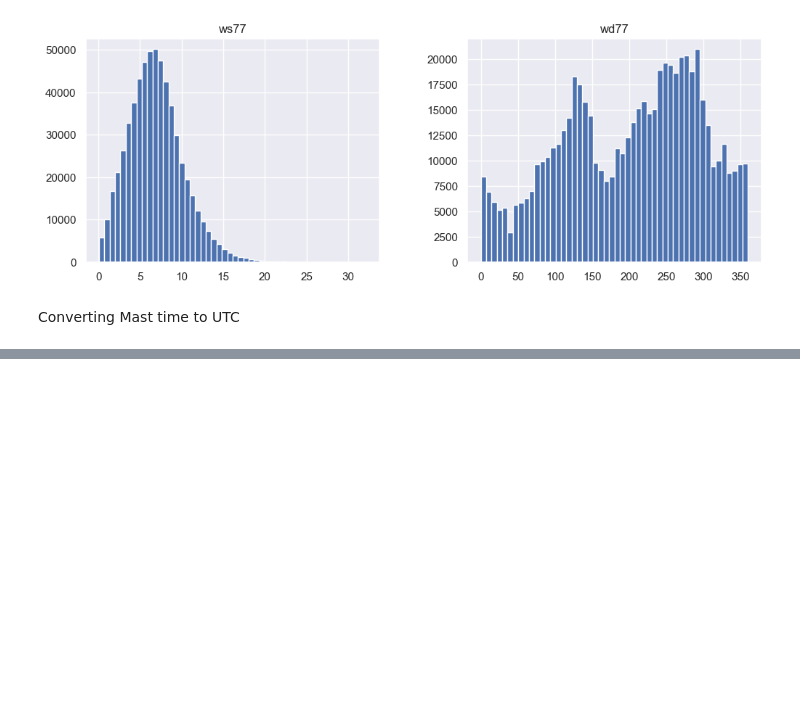
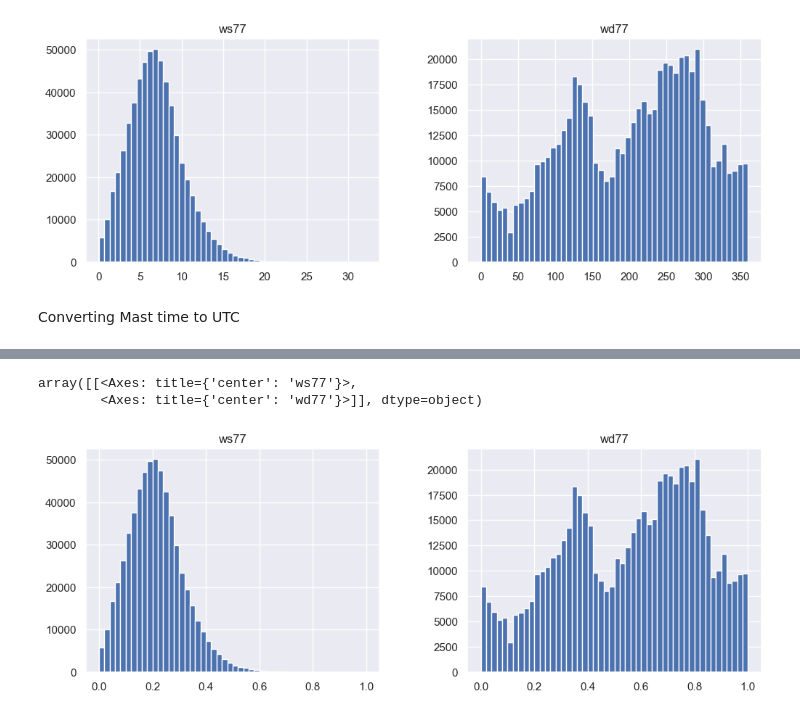
Before and after one commit to FullStackJoe/MAL_Course, a Jupyter notebook: Assignment_3/assignemt-3-jesper.ipynb, the cells around one changed output, grey strips where cells are left out. Saved outputs shown, nothing was run; the diff lists cells and outputs as text; code cells hidden in the pictures; blank space fills up the shorter version.

```diff
--- a/Assignment_3/assignemt-3-jesper.ipynb
+++ b/Assignment_3/assignemt-3-jesper.ipynb
@@ -369,0 +453,10 @@ Converting Mast time to UTC
+# %%
+# Scaling the data since linear regresion works best on scaled data
+
+scaled_df_mast_risoe = pd.DataFrame(MinMaxScaler().fit_transform(df_mast_risoe), columns=df_mast_risoe.columns, index=df_mast_risoe.index)
+
+scaled_df_mast_risoe.hist(bins=50, figsize=(12,4))
+# %% [output]
+array([[<Axes: title={'center': 'ws77'}>,
+        <Axes: title={'center': 'wd77'}>]], dtype=object)
+[figure, added]
```
Also changed, not shown: parts of 48 cells of this notebook.
